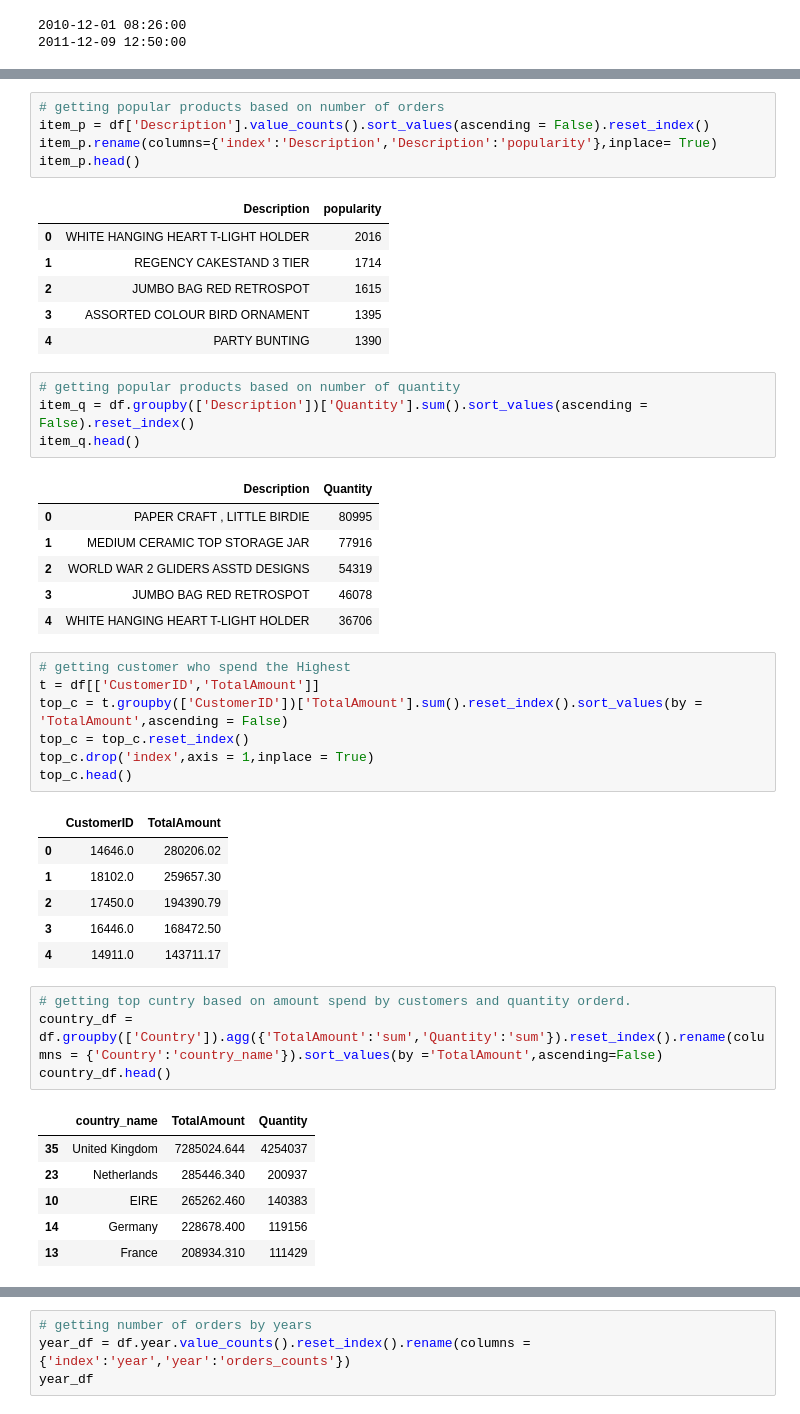
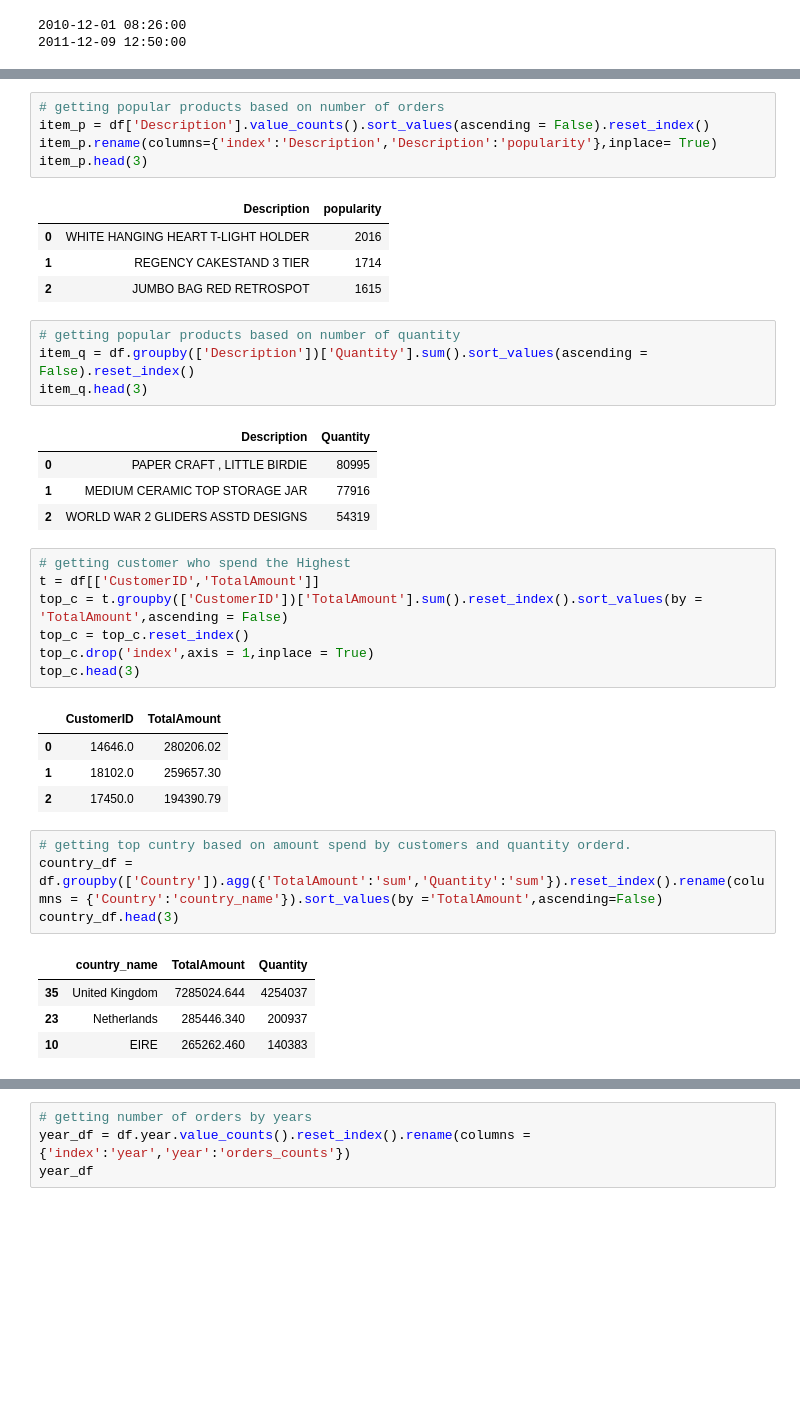
Before and after one commit to AmanSharmas/Online_Retail_Customer_Segmentation, a Jupyter notebook: Online_Retail_Customer_Segmentation.ipynb, the cells around one changed output, grey strips where cells are left out. Cells and saved outputs as stored; diff of their text form; blank space fills up the shorter version.

```diff
--- a/Online_Retail_Customer_Segmentation.ipynb
+++ b/Online_Retail_Customer_Segmentation.ipynb
@@ -388,50 +399,42 @@ most_c_orders.head()
 # getting popular products based on number of orders
 item_p = df['Description'].value_counts().sort_values(ascending = False).reset_index()
 item_p.rename(columns={'index':'Description','Description':'popularity'},inplace= True)
-item_p.head()
+item_p.head(3)
 # %% [output]
 |  | Description | popularity |
 | 0 | WHITE HANGING HEART T-LIGHT HOLDER | 2016 |
 | 1 | REGENCY CAKESTAND 3 TIER | 1714 |
 | 2 | JUMBO BAG RED RETROSPOT | 1615 |
-| 3 | ASSORTED COLOUR BIRD ORNAMENT | 1395 |
-| 4 | PARTY BUNTING | 1390 |
 # %%
 # getting popular products based on number of quantity
 item_q = df.groupby(['Description'])['Quantity'].sum().sort_values(ascending = False).reset_index()
-item_q.head()
+item_q.head(3)
 # %% [output]
 |  | Description | Quantity |
 | 0 | PAPER CRAFT , LITTLE BIRDIE | 80995 |
 | 1 | MEDIUM CERAMIC TOP STORAGE JAR | 77916 |
 | 2 | WORLD WAR 2 GLIDERS ASSTD DESIGNS | 54319 |
-| 3 | JUMBO BAG RED RETROSPOT | 46078 |
-| 4 | WHITE HANGING HEART T-LIGHT HOLDER | 36706 |
 # %%
 # getting customer who spend the Highest
 t = df[['CustomerID','TotalAmount']]
 top_c = t.groupby(['CustomerID'])['TotalAmount'].sum().reset_index().sort_values(by = 'TotalAmount',ascending = False)
 top_c = top_c.reset_index()
 top_c.drop('index',axis = 1,inplace = True)
-top_c.head()
+top_c.head(3)
 # %% [output]
 |  | CustomerID | TotalAmount |
 | 0 | 14646.0 | 280206.02 |
 | 1 | 18102.0 | 259657.30 |
 | 2 | 17450.0 | 194390.79 |
-| 3 | 16446.0 | 168472.50 |
-| 4 | 14911.0 | 143711.17 |
 # %%
 # getting top cuntry based on amount spend by customers and quantity orderd.
 country_df = df.groupby(['Country']).agg({'TotalAmount':'sum','Quantity':'sum'}).reset_index().rename(columns = {'Country':'country_name'}).sort_values(by ='TotalAmount',ascending=False)
-country_df.head()
+country_df.head(3)
 # %% [output]
 |  | country_name | TotalAmount | Quantity |
 | 35 | United Kingdom | 7285024.644 | 4254037 |
 | 23 | Netherlands | 285446.340 | 200937 |
 | 10 | EIRE | 265262.460 | 140383 |
-| 14 | Germany | 228678.400 | 119156 |
-| 13 | France | 208934.310 | 111429 |
 # %%
 # getting top peforming items in the United Kingdom
 Top_uk_items = df[df['Country']=='United Kingdom'].groupby(['Description'])['Quantity','TotalAmount'].sum().sort_values(by ='Quantity', ascending = False)
```
Also changed, not shown: parts of 231 cells of this notebook.
